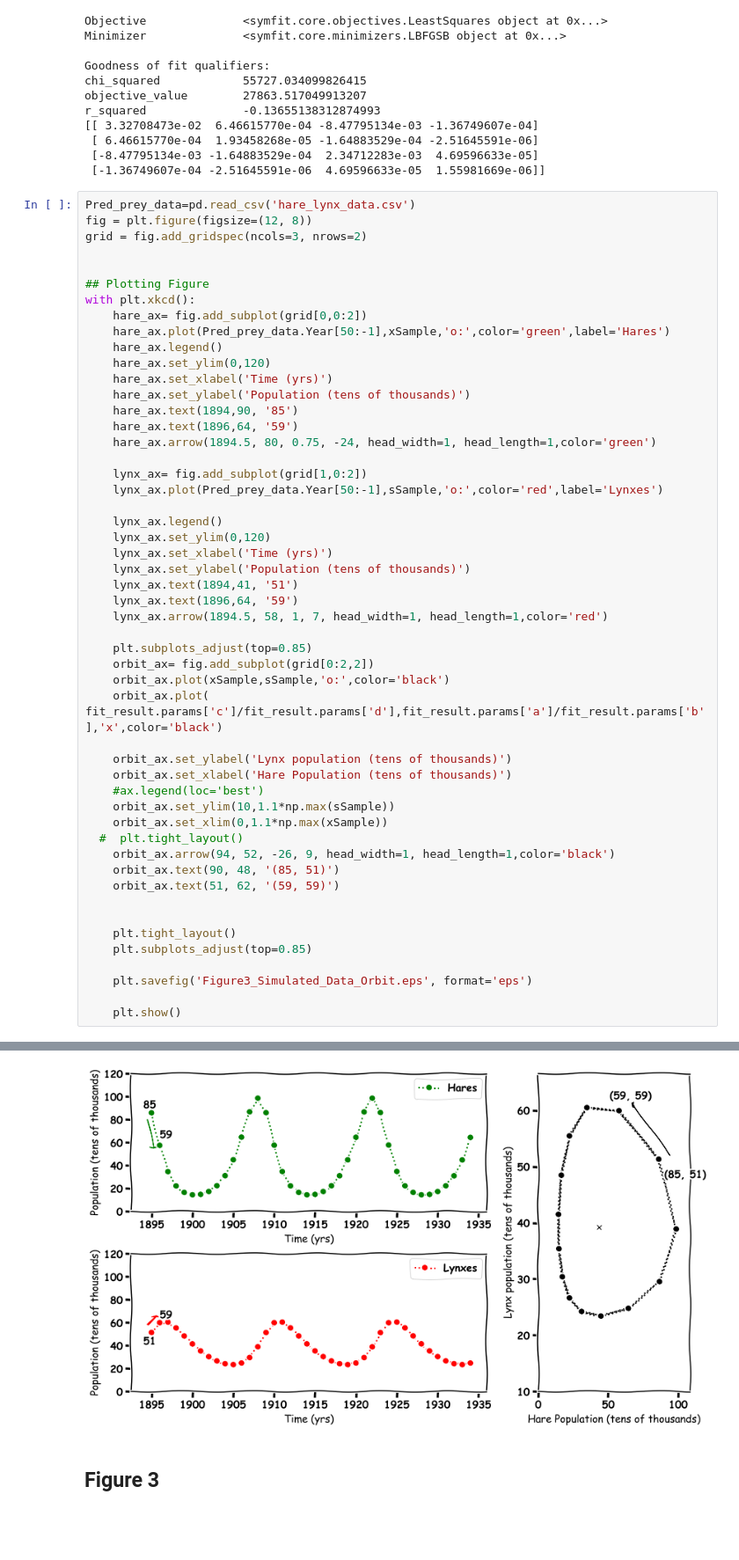
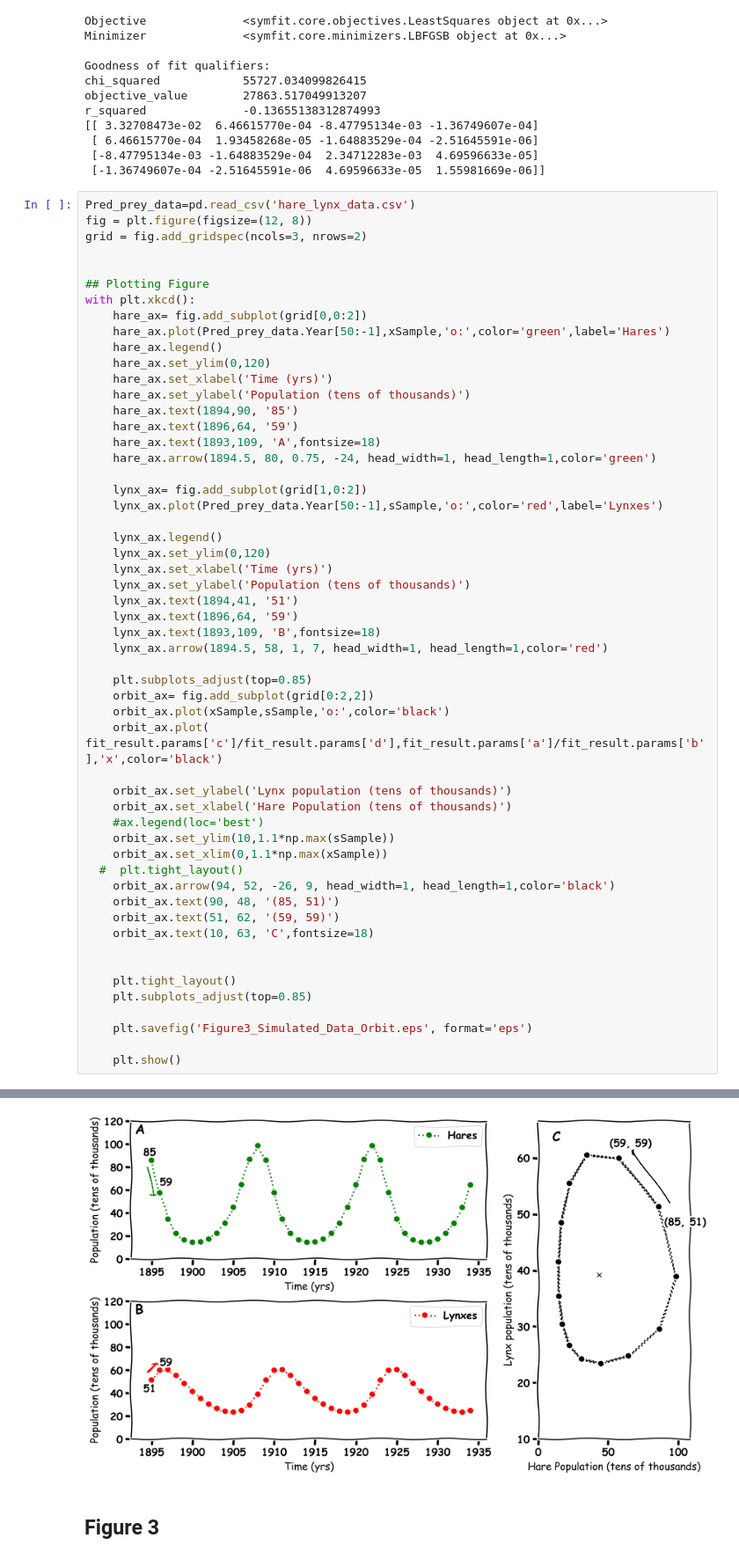
Before and after one commit to john-s-butler-dit/Predator-Prey-for-Young-Minds, a Jupyter notebook: The Circle of Life with Video.ipynb, the cells around one changed output, grey strips where cells are left out. Shown at 88% size. Cells and saved outputs as stored; diff of their text form; blank space fills up the shorter version.

```diff
--- a/The Circle of Life with Video.ipynb
+++ b/The Circle of Life with Video.ipynb
@@ -221,6 +225,7 @@ with plt.xkcd():
     hare_ax.set_ylabel('Population (tens of thousands)')
     hare_ax.text(1894,90, '85')
     hare_ax.text(1896,64, '59')
+    hare_ax.text(1893,109, 'A',fontsize=18)
     hare_ax.arrow(1894.5, 80, 0.75, -24, head_width=1, head_length=1,color='green')
 
     lynx_ax= fig.add_subplot(grid[1,0:2])
@@ -232,40 +237,42 @@ with plt.xkcd():
     lynx_ax.set_ylabel('Population (tens of thousands)')
     lynx_ax.text(1894,41, '51')
     lynx_ax.text(1896,64, '59')
+    lynx_ax.text(1893,109, 'B',fontsize=18)
     lynx_ax.arrow(1894.5, 58, 1, 7, head_width=1, head_length=1,color='red')
 
     plt.subplots_adjust(top=0.85)
     orbit_ax= fig.add_subplot(grid[0:2,2])
     orbit_ax.plot(xSample,sSample,'o:',color='black')
     orbit_ax.plot( fit_result.params['c']/fit_result.params['d'],fit_result.params['a']/fit_result.params['b'],'x',color='black')
 
     orbit_ax.set_ylabel('Lynx population (tens of thousands)')
     orbit_ax.set_xlabel('Hare Population (tens of thousands)')
     #ax.legend(loc='best')
     orbit_ax.set_ylim(10,1.1*np.max(sSample))
     orbit_ax.set_xlim(0,1.1*np.max(xSample))
   #  plt.tight_layout()
     orbit_ax.arrow(94, 52, -26, 9, head_width=1, head_length=1,color='black')
     orbit_ax.text(90, 48, '(85, 51)')
     orbit_ax.text(51, 62, '(59, 59)')
+    orbit_ax.text(10, 63, 'C',fontsize=18)
 
 
     plt.tight_layout()
     plt.subplots_adjust(top=0.85)
 
     plt.savefig('Figure3_Simulated_Data_Orbit.eps', format='eps')
 
     plt.show()
 # %% [output]
 The PostScript backend does not support transparency; partially transparent artists will be rendered opaque.
 The PostScript backend does not support transparency; partially transparent artists will be rendered opaque.
 The PostScript backend does not support transparency; partially transparent artists will be rendered opaque.
 The PostScript backend does not support transparency; partially transparent artists will be rendered opaque.
 The PostScript backend does not support transparency; partially transparent artists will be rendered opaque.
 The PostScript backend does not support transparency; partially transparent artists will be rendered opaque.
 The PostScript backend does not support transparency; partially transparent artists will be rendered opaque.
 The PostScript backend does not support transparency; partially transparent artists will be rendered opaque.
-[figure, old version]
+[figure, new version]
 # %% [markdown]
 ## Figure 3
 # %%
```
Also changed, not shown: parts of 2 cells of this notebook, 5 other files.
